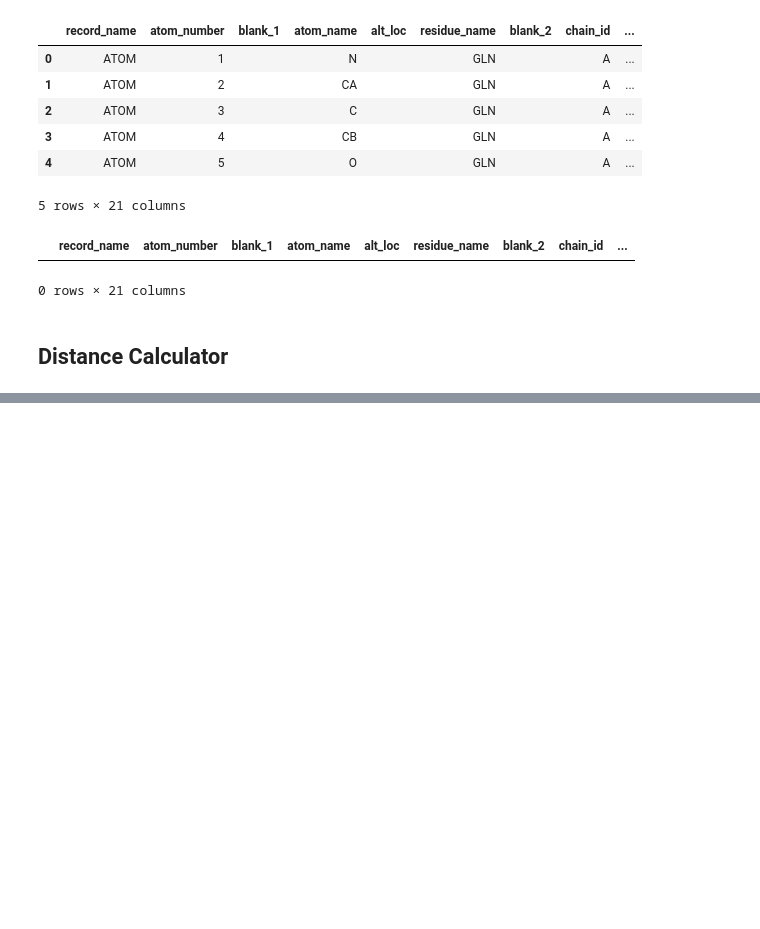
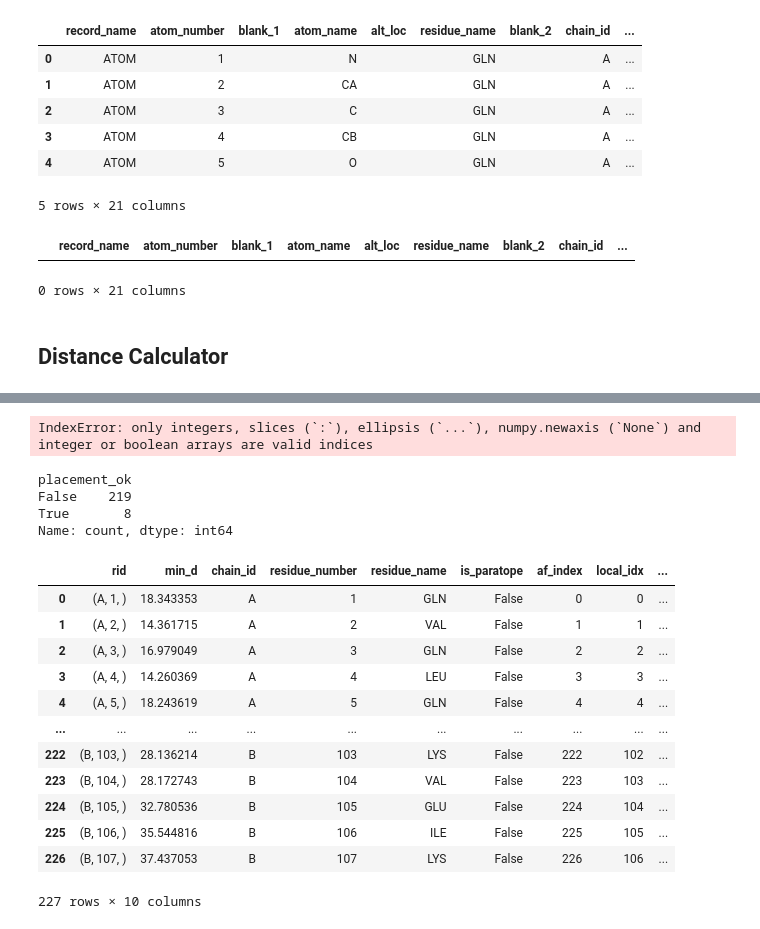
Before and after one commit to jonchengbb/ab_discovery_sandbox, a Jupyter notebook: 2025-06-30_parse_json.ipynb, the cells around one changed output, grey strips where cells are left out. Drawn from its saved outputs; the diff is of its cells as text; code cells hidden in the pictures; blank space fills up the shorter version.

```diff
--- a/2025-06-30_parse_json.ipynb
+++ b/2025-06-30_parse_json.ipynb
@@ -538,0 +525,7 @@ np.float64(62.46663910440517)
+# %%
+# lengths of the three chains in residue order
+len_VH, len_VL, len_Ag = 120, 114, 120           # example numbers
+cuts = np.cumsum([0, len_VH, len_VL, len_Ag])
+
+VH_vs_Ag = pae[cuts[0]:cuts[1], cuts[2]:cuts[3]]   # (VH rows, Ag cols)
+VL_vs_Ag = pae[cuts[1]:cuts[2], cuts[2]:cuts[3]]   # (VL rows, Ag cols)
@@ -538,0 +596,73 @@ np.float64(62.46663910440517)
+# %%
+min_pae_VH = VH_vs_Ag.min(axis=1)   # one number per VH residue
+min_pae_VL = VL_vs_Ag.min(axis=1)
+
+# attach to your paratope table
+paratope_df["min_cross_PAE"] = paratope_df.apply(
+    lambda r: min_pae_VH[r.local_idx] if r.chain_id=="A"
+              else min_pae_VL[r.local_idx - len_VH],
+    axis=1
+)
+
+# flag uncertain contacts
+paratope_df["placement_ok"] = paratope_df.min_cross_PAE <= 10.0
+# %% [output]
+IndexError: only integers, slices (`:`), ellipsis (`...`), numpy.newaxis (`None`) and integer or boolean arrays are valid indices
+# %%
+# order of residues in the AlphaFold FASTA (and in the PAE matrix)
+chain_order = ["A", "B", "C"]          # VH  VL  antigen
+len_dict = {                           # quick lookup table
+    "A": len_VH,
+    "B": len_VL,
+    "C": len_Ag
+}
+
+# go through heavy-atom df once in file order
+rid2af_index = {}
+running = 0
+for rid in heavy.drop_duplicates("rid")["rid"]:
+    rid2af_index[rid] = running
+    running += 1
+
+paratope_df["af_index"] = paratope_df["rid"].map(rid2af_index)
+
+# local index = position inside its own chain block
+paratope_df["local_idx"] = (
+    paratope_df.groupby("chain_id")["af_index"]
+               .transform(lambda s: s - s.min())      # 0..len_chain-1
+)
+
+min_pae_VH = VH_vs_Ag.min(axis=1)      # shape (len_VH,)
+min_pae_VL = VL_vs_Ag.min(axis=1)      # shape (len_VL,)
+
+def cross_pae(row):
+    if row.chain_id == "A":            # VH
+        return min_pae_VH[int(row.local_idx)]
+    else:                              # VL
+        return min_pae_VL[int(row.local_idx)]
+
+paratope_df["min_cross_PAE"] = paratope_df.apply(cross_pae, axis=1)
+paratope_df["placement_ok"]  = paratope_df.min_cross_PAE <= 10.0
+# %%
+paratope_df["placement_ok"].value_counts()
+# %% [output]
+placement_ok
+False    219
+True       8
+Name: count, dtype: int64
+# %%
+paratope_df
+# %% [output]
+|  | rid | min_d | chain_id | residue_number | residue_name | is_paratope | af_index | local_idx | ... |
+| 0 | (A, 1, ) | 18.343353 | A | 1 | GLN | False | 0 | 0 | ... |
+| 1 | (A, 2, ) | 14.361715 | A | 2 | VAL | False | 1 | 1 | ... |
+| 2 | (A, 3, ) | 16.979049 | A | 3 | GLN | False | 2 | 2 | ... |
+| 3 | (A, 4, ) | 14.260369 | A | 4 | LEU | False | 3 | 3 | ... |
+| 4 | (A, 5, ) | 18.243619 | A | 5 | GLN | False | 4 | 4 | ... |
+| ... | ... | ... | ... | ... | ... | ... | ... | ... | ... |
+| 222 | (B, 103, ) | 28.136214 | B | 103 | LYS | False | 222 | 102 | ... |
+| 223 | (B, 104, ) | 28.172743 | B | 104 | VAL | False | 223 | 103 | ... |
+| 224 | (B, 105, ) | 32.780536 | B | 105 | GLU | False | 224 | 104 | ... |
+| 225 | (B, 106, ) | 35.544816 | B | 106 | ILE | False | 225 | 105 | ... |
+| 226 | (B, 107, ) | 37.437053 | B | 107 | LYS | False | 226 | 106 | ... |
+227 rows × 10 columns
```
Also changed, not shown: parts of 54 cells of this notebook.
